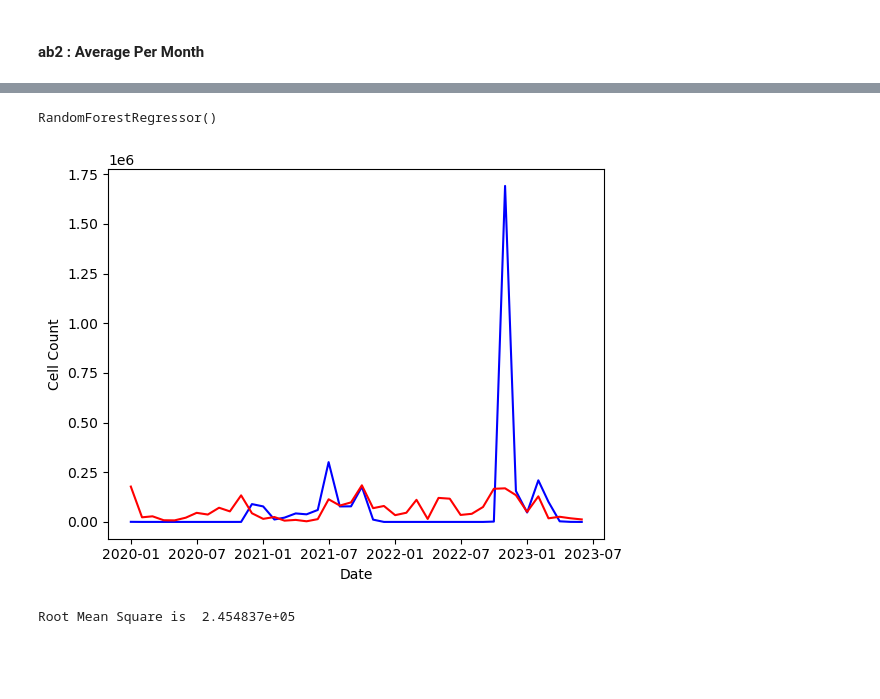
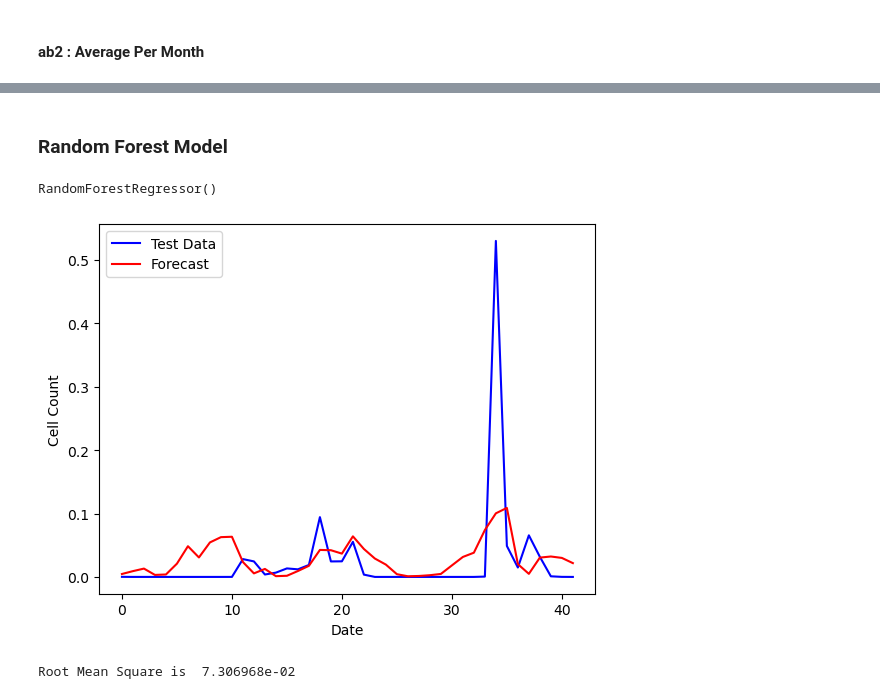
Before and after one commit to pddoze/Algae_Bloom_Forecast, a Jupyter notebook: code/Algae_Bloom_Forecast_Modeling.ipynb, the cells around one changed output, grey strips where cells are left out. Cells and saved outputs as stored; diff of their text form; code cells hidden in the pictures; blank space fills up the shorter version.

Commit message:
exponential smoothing, arima, and random tree modeling

```diff
--- a/code/Algae_Bloom_Forecast_Modeling.ipynb
+++ b/code/Algae_Bloom_Forecast_Modeling.ipynb
@@ -272,7 +440,9 @@ array([[[0., 0., 0., 0.],
+# %% [markdown]
+### Random Forest Model
 # %%
 from sklearn.ensemble import RandomForestRegressor
 # %%
-model = RandomForestRegressor()
+model2 = RandomForestRegressor()
 # %%
 trainab2.columns
 treeab2 = trainab2.copy()
@@ -291,23 +472,23 @@ treeab2test['year'] = treeab2test['index'].dt.year.astype(int)
 # %%
-scale = 1
-target = treeab2['CELLCOUNT']/scale
-features = treeab2[['SALINITY', 'WATER_TEMP', 'SAMPLE_DEPTH','day','month','year']]
+target = treeab2['CELLCOUNT']
+features = treeab2[['SALINITY', 'WATER_TEMP','day','month','year']]
 # %%
-model.fit(features, target)
+model2.fit(features, target)
 # %% [output]
 RandomForestRegressor()
 # %%
-predictiontree = model.predict(treeab2test[['SALINITY', 'WATER_TEMP', 'SAMPLE_DEPTH','day','month','year']])
+predictiontreeab2 = model2.predict(treeab2test[['SALINITY', 'WATER_TEMP','day','month','year']])
 # %%
-plt.plot(testab2.index,testab2.CELLCOUNT/scale,'b',label='Test Data')
-plt.plot(testab2.index, predictiontree,'r',label='Forecast')
+plt.plot(treeab2test.index,treeab2test.CELLCOUNT/scale,'b',label='Test Data')
+plt.plot(treeab2test.index, predictiontreeab2,'r',label='Forecast')
 plt.xlabel('Date')
 plt.ylabel('Cell Count')
+plt.legend()
 plt.show()
 plt.close()
 # %% [output]
-[figure, old version]
+[figure, new version]
 # %%
-print('Root Mean Square is ', "{:e}".format(mse(testab2.CELLCOUNT, predictiontree, squared=False)))
+print('Root Mean Square is ', "{:e}".format(mse(treeab2test.CELLCOUNT, predictiontreeab2, squared=False)))
 # %% [output]
-Root Mean Square is  2.454837e+05
+Root Mean Square is  7.306968e-02
```
Also changed, not shown: parts of 75 cells of this notebook.
